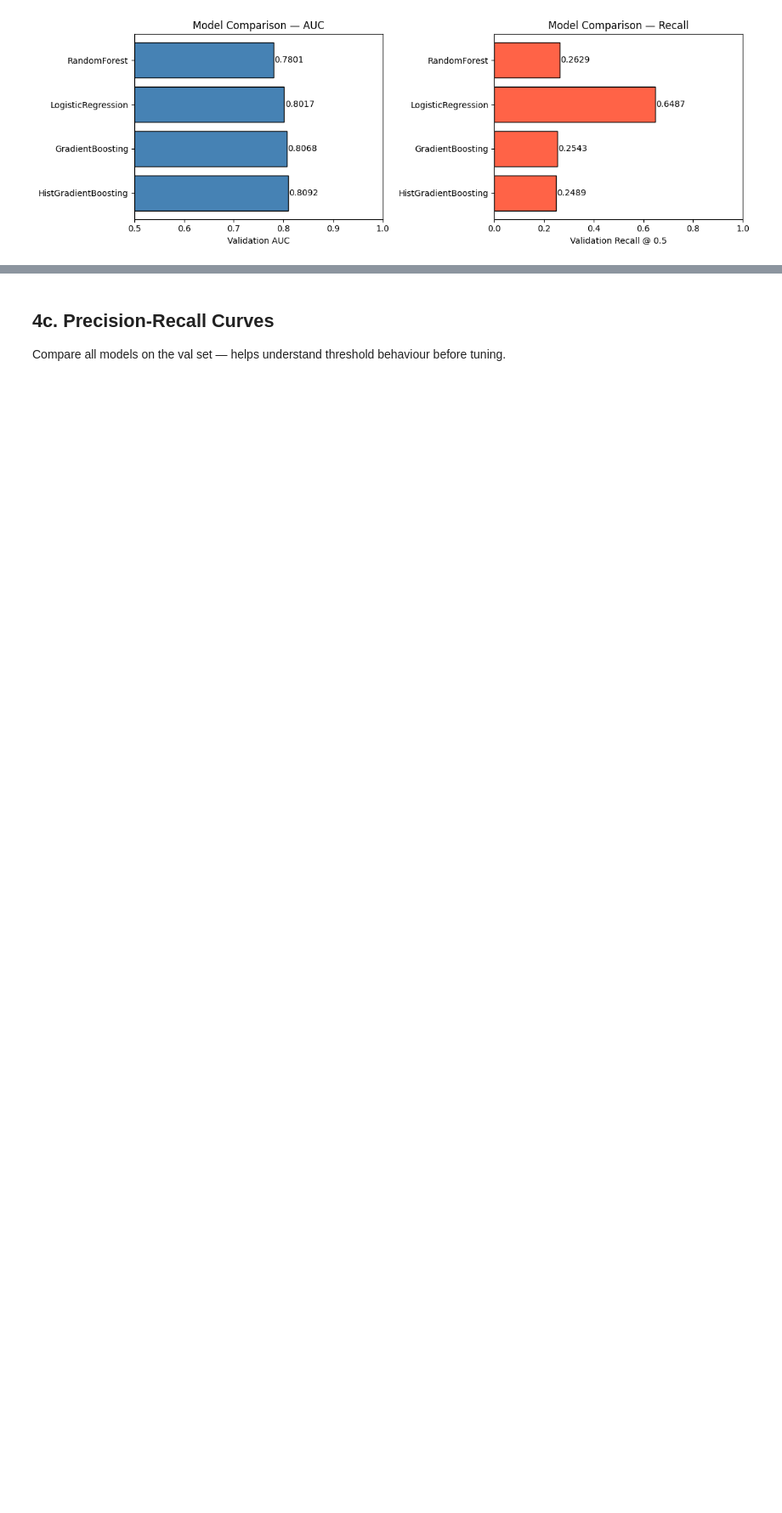
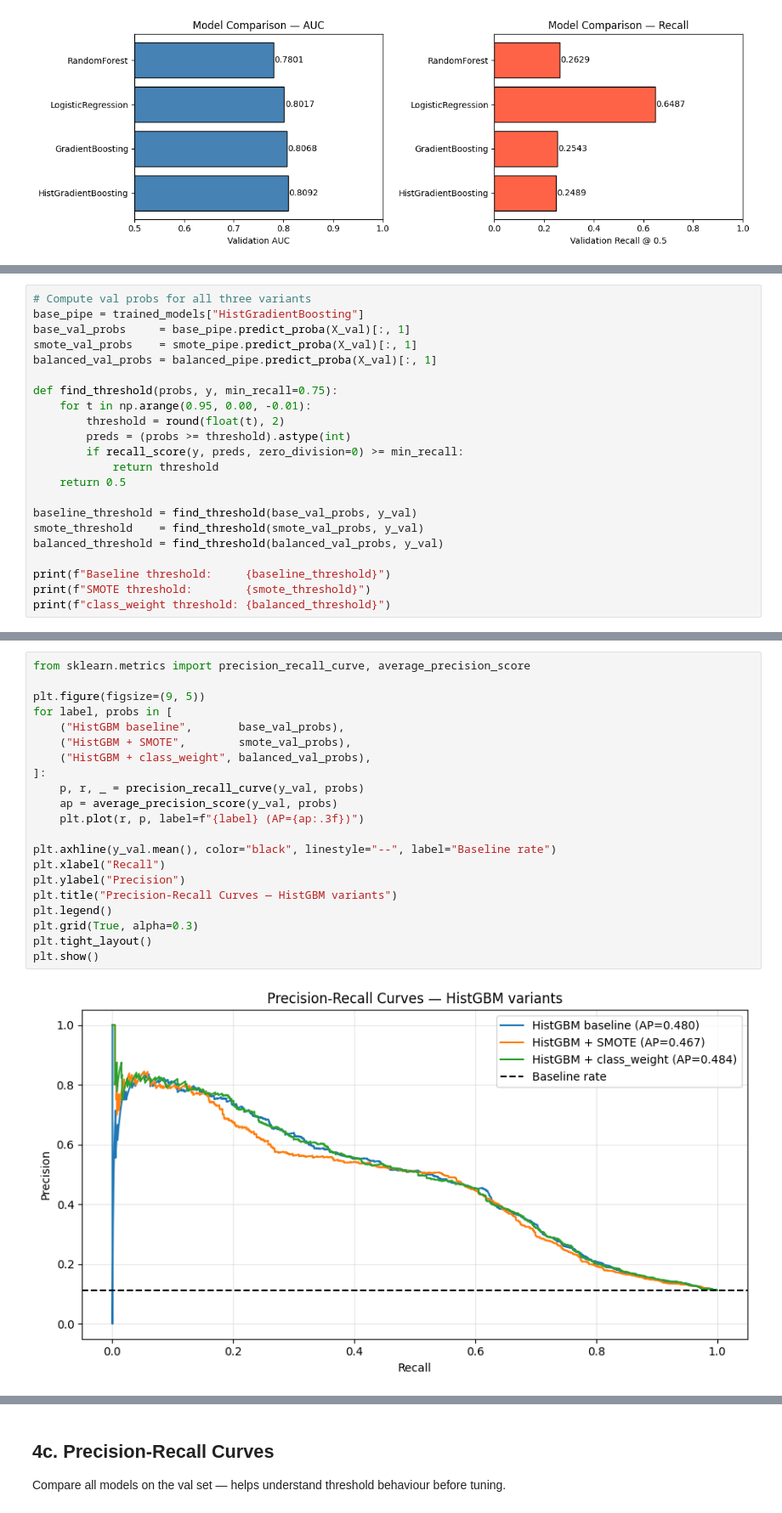
Before and after one commit to kayan2004/drift-triage-copilot, a Jupyter notebook: training/exploration.ipynb, the cells around one changed output, grey strips where cells are left out. Shown at 85% size. Drawn from its saved outputs; the diff is of its cells as text; blank space fills up the shorter version.

```diff
--- a/training/exploration.ipynb
+++ b/training/exploration.ipynb
@@ -392,0 +445,22 @@ Name: 3, dtype: object
+# %%
+# Compute val probs for all three variants
+base_pipe = trained_models["HistGradientBoosting"]
+base_val_probs     = base_pipe.predict_proba(X_val)[:, 1]
+smote_val_probs    = smote_pipe.predict_proba(X_val)[:, 1]
+balanced_val_probs = balanced_pipe.predict_proba(X_val)[:, 1]
+
+def find_threshold(probs, y, min_recall=0.75):
+    for t in np.arange(0.95, 0.00, -0.01):
+        threshold = round(float(t), 2)
+        preds = (probs >= threshold).astype(int)
+        if recall_score(y, preds, zero_division=0) >= min_recall:
+            return threshold
+    return 0.5
+
+baseline_threshold = find_threshold(base_val_probs, y_val)
+smote_threshold    = find_threshold(smote_val_probs, y_val)
+balanced_threshold = find_threshold(balanced_val_probs, y_val)
+
+print(f"Baseline threshold:     {baseline_threshold}")
+print(f"SMOTE threshold:        {smote_threshold}")
+print(f"class_weight threshold: {balanced_threshold}")
@@ -392,0 +498,23 @@ Name: 3, dtype: object
+# %%
+from sklearn.metrics import precision_recall_curve, average_precision_score
+
+plt.figure(figsize=(9, 5))
+for label, probs in [
+    ("HistGBM baseline",       base_val_probs),
+    ("HistGBM + SMOTE",        smote_val_probs),
+    ("HistGBM + class_weight", balanced_val_probs),
+]:
+    p, r, _ = precision_recall_curve(y_val, probs)
+    ap = average_precision_score(y_val, probs)
+    plt.plot(r, p, label=f"{label} (AP={ap:.3f})")
+
+plt.axhline(y_val.mean(), color="black", linestyle="--", label="Baseline rate")
+plt.xlabel("Recall")
+plt.ylabel("Precision")
+plt.title("Precision-Recall Curves — HistGBM variants")
+plt.legend()
+plt.grid(True, alpha=0.3)
+plt.tight_layout()
+plt.show()
+# %% [output]
+[figure, added]
```
Also changed, not shown: parts of 23 cells of this notebook, 3 other files.
